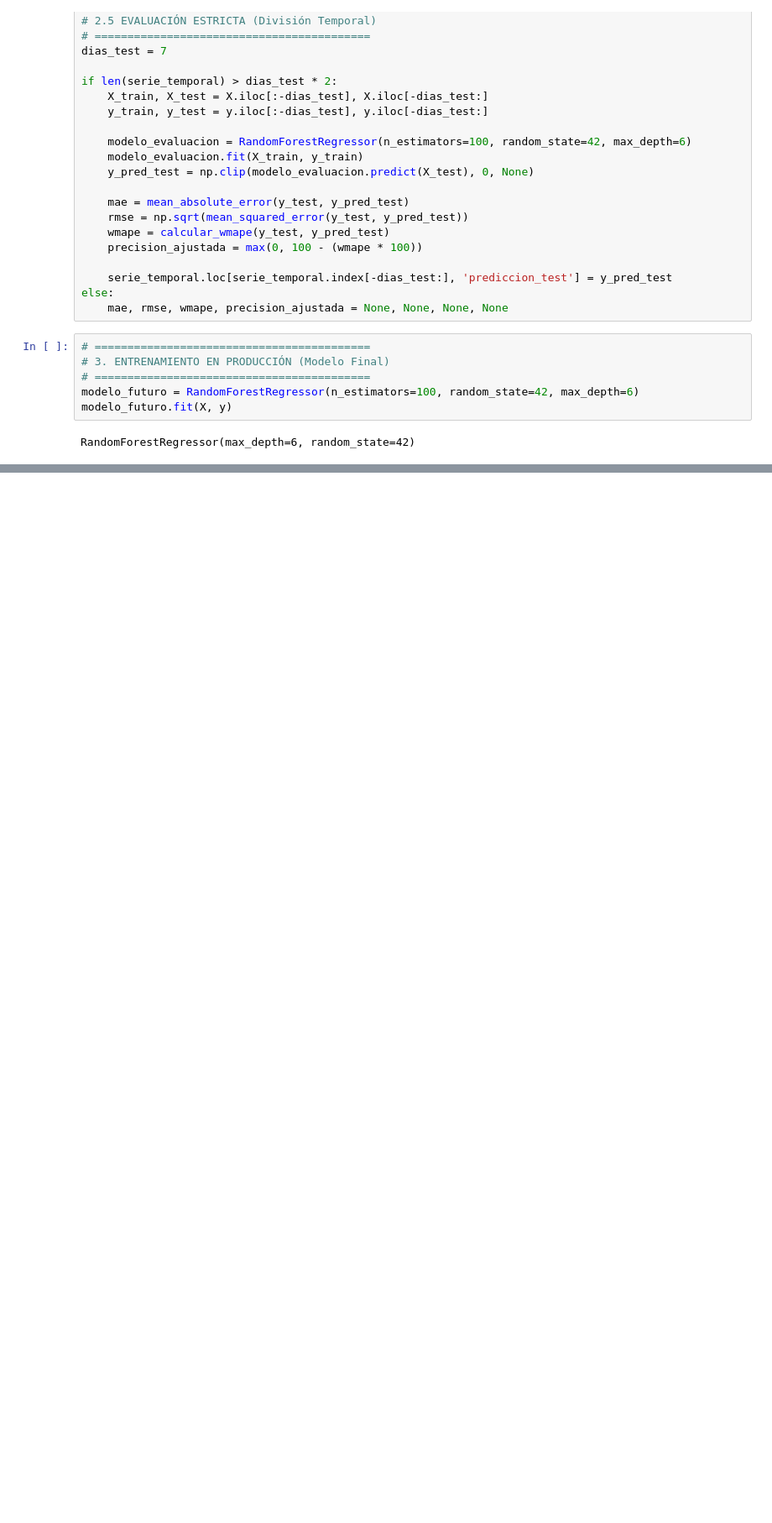
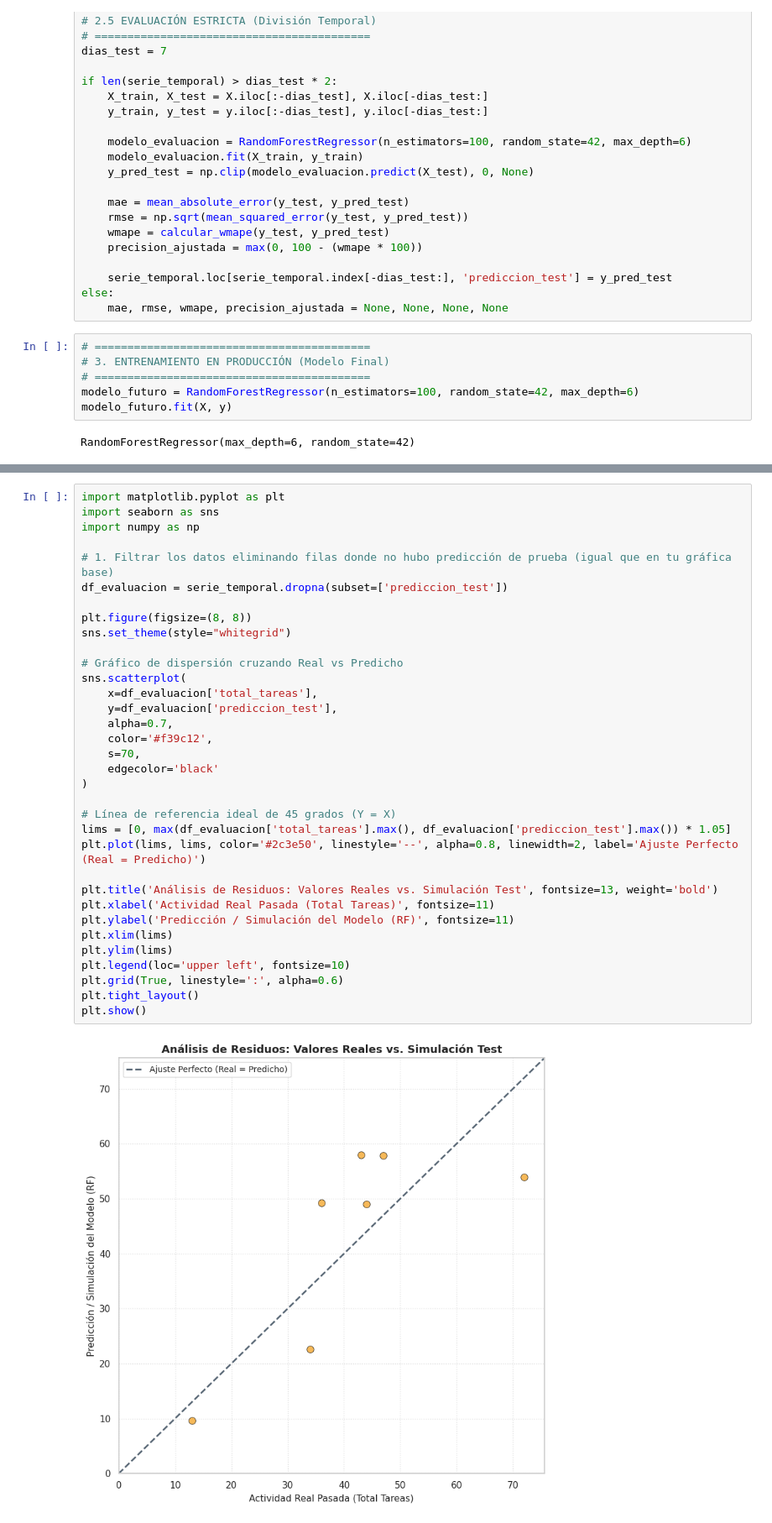
Before and after one commit to FelipeSaCh/Prophet_Activity, a Jupyter notebook: BetaTest.ipynb, the cells around one changed output, grey strips where cells are left out. Shown at 84% size. Saved outputs shown, nothing was run; the diff lists cells and outputs as text; blank space fills up the shorter version.

```diff
--- a/BetaTest.ipynb
+++ b/BetaTest.ipynb
@@ -286,0 +287,36 @@ plt.show()
+# %%
+import matplotlib.pyplot as plt
+import seaborn as sns
+import numpy as np
+
+# 1. Filtrar los datos eliminando filas donde no hubo predicción de prueba (igual que en tu gráfica base)
+df_evaluacion = serie_temporal.dropna(subset=['prediccion_test'])
+
+plt.figure(figsize=(8, 8))
+sns.set_theme(style="whitegrid")
+
+# Gráfico de dispersión cruzando Real vs Predicho
+sns.scatterplot(
+    x=df_evaluacion['total_tareas'],
+    y=df_evaluacion['prediccion_test'],
+    alpha=0.7,
+    color='#f39c12',
+    s=70,
+    edgecolor='black'
+)
+
+# Línea de referencia ideal de 45 grados (Y = X)
+lims = [0, max(df_evaluacion['total_tareas'].max(), df_evaluacion['prediccion_test'].max()) * 1.05]
+plt.plot(lims, lims, color='#2c3e50', linestyle='--', alpha=0.8, linewidth=2, label='Ajuste Perfecto (Real = Predicho)')
+
+plt.title('Análisis de Residuos: Valores Reales vs. Simulación Test', fontsize=13, weight='bold')
+plt.xlabel('Actividad Real Pasada (Total Tareas)', fontsize=11)
+plt.ylabel('Predicción / Simulación del Modelo (RF)', fontsize=11)
+plt.xlim(lims)
+plt.ylim(lims)
+plt.legend(loc='upper left', fontsize=10)
+plt.grid(True, linestyle=':', alpha=0.6)
+plt.tight_layout()
+plt.show()
+# %% [output]
+[figure, added]
```
Also changed, not shown: parts of 8 cells of this notebook.
